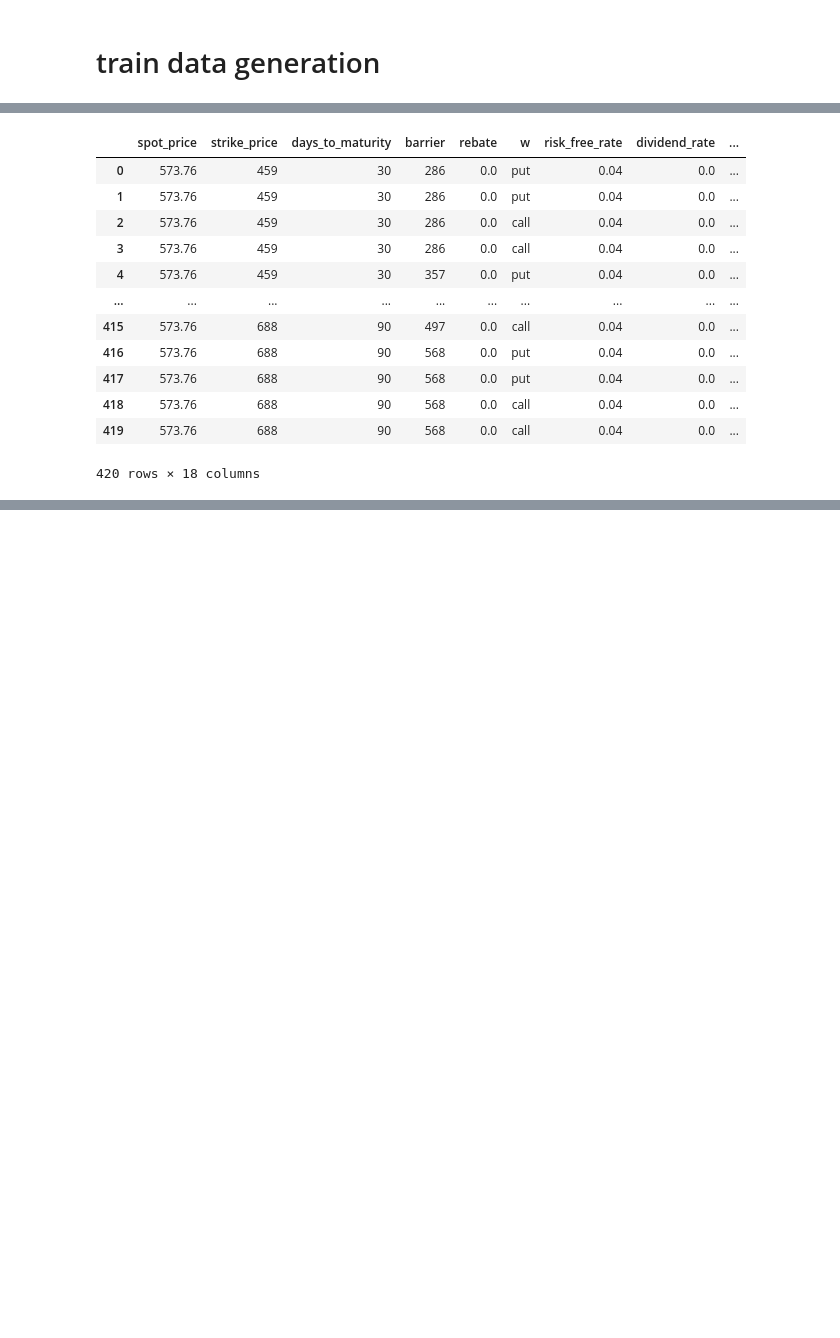
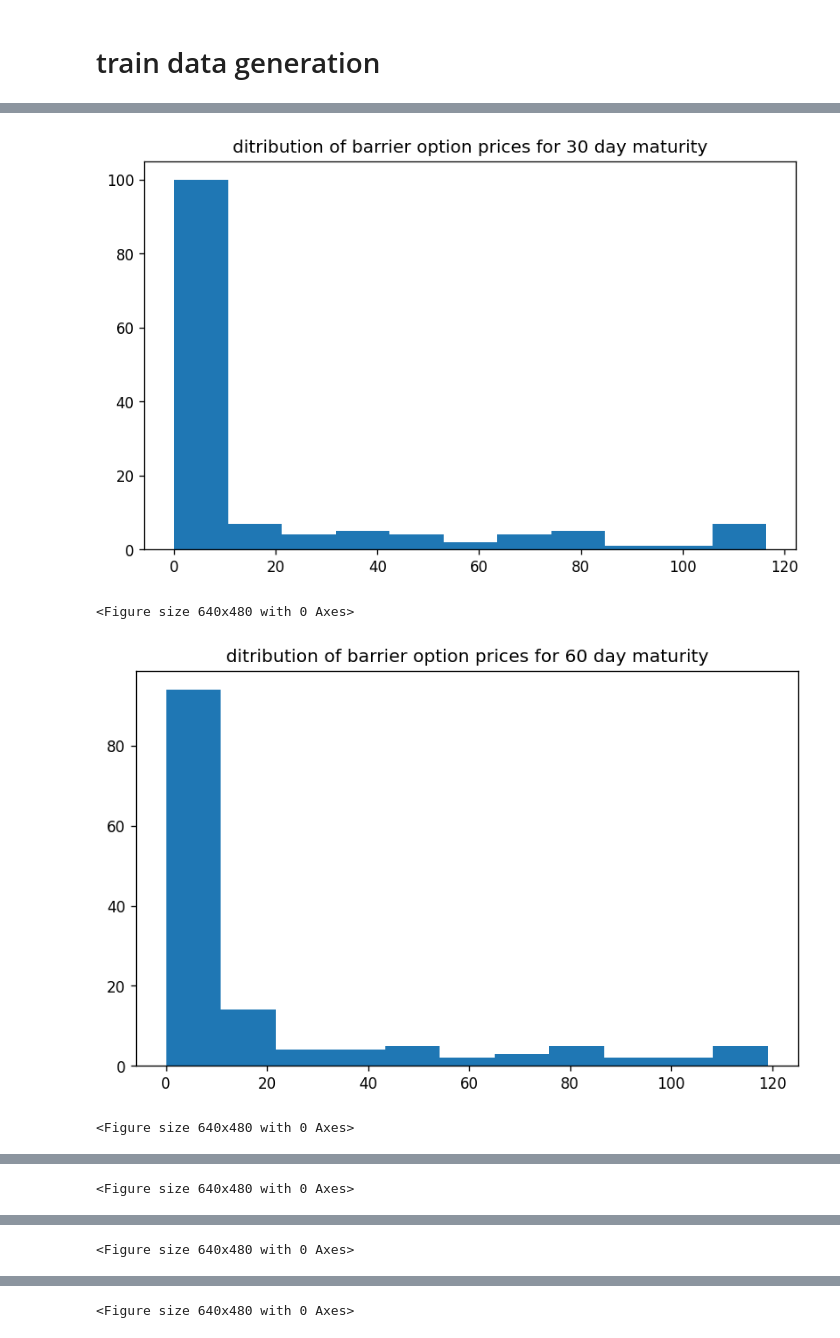
Before and after one commit to boomelage/machine-learning-option-pricing, a Jupyter notebook: historical_data/historical_av_collection/historical_av_demonstration.ipynb, the cells around one changed output, grey strips where cells are left out. Drawn from its saved outputs; the diff is of its cells as text; code cells hidden in the pictures; blank space fills up the shorter version.

```diff
--- a/historical_data/historical_av_collection/historical_av_demonstration.ipynb
+++ b/historical_data/historical_av_collection/historical_av_demonstration.ipynb
@@ -282,7 +308,7 @@ K = np.linspace(s*0.8,s*1.2,7).astype(int).tolist()
 down_barriers =  np.linspace(s*0.5,s*0.99,5).astype(int).tolist()
 T = [
     30,60,90,
-    # 180,360,540,720
+    180,360,540,720
 ]
 print(f"\n{symbol} spot price:\n     {spot}\nstrikes:\n     {K}\n\nbarriers:\n     {down_barriers}\n\nmaturities:\n     {T}\n")
 # %% [output]
@@ -303,16 +329,16 @@ features = pd.DataFrame(
         K,
         T,
         down_barriers,
-        [0.0],
+        [0.0], # rebate
         ['put','call'],
-        [0.04],
-        [0.0],
-        [float(theta)],
-        [float(kappa)],
-        [float(eta)],
-        [float(rho)],
-        [float(v0)],
-        [datetime.today()],
+        [0.04], # risk-free rate
+        [0.0], # dividend rate
+        [theta],
+        [kappa],
+        [eta],
+        [rho],
+        [v0],
+        [calculation_datetime],
         ['Out','In']
     ),
     columns = [
@@ -329,21 +355,21 @@ features = pd.DataFrame(
         'outin',
     ]
 )
+features['moneyness'] = ms.vmoneyness(features['spot_price'],features['strike_price'],features['w'])
 features['barrier_type_name'] = 'Down' + features['outin']
 features['vanilla_price'] = ms.vector_heston_price(features)
 features['barrier_price'] = ms.vector_barrier_price(features)
-features
+featuresby_t = features.copy().set_index('days_to_maturity')
-# %% [output]
-|  | spot_price | strike_price | days_to_maturity | barrier | rebate | w | risk_free_rate | dividend_rate | ... |
-| 0 | 573.76 | 459 | 30 | 286 | 0.0 | put | 0.04 | 0.0 | ... |
-| 1 | 573.76 | 459 | 30 | 286 | 0.0 | put | 0.04 | 0.0 | ... |
-| 2 | 573.76 | 459 | 30 | 286 | 0.0 | call | 0.04 | 0.0 | ... |
-| 3 | 573.76 | 459 | 30 | 286 | 0.0 | call | 0.04 | 0.0 | ... |
-| 4 | 573.76 | 459 | 30 | 357 | 0.0 | put | 0.04 | 0.0 | ... |
-| ... | ... | ... | ... | ... | ... | ... | ... | ... | ... |
-| 415 | 573.76 | 688 | 90 | 497 | 0.0 | call | 0.04 | 0.0 | ... |
-| 416 | 573.76 | 688 | 90 | 568 | 0.0 | put | 0.04 | 0.0 | ... |
-| 417 | 573.76 | 688 | 90 | 568 | 0.0 | put | 0.04 | 0.0 | ... |
-| 418 | 573.76 | 688 | 90 | 568 | 0.0 | call | 0.04 | 0.0 | ... |
-| 419 | 573.76 | 688 | 90 | 568 | 0.0 | call | 0.04 | 0.0 | ... |
-420 rows × 18 columns
+# %%
+for t in T:
+    plt.figure(figsize=plt.figaspect(0.6),dpi=120)
+    prices= featuresby_t.loc[t,'barrier_price']
+    plt.hist(prices,bins=int(np.sqrt(prices.shape[0])))
+    plt.title(f'ditribution of barrier option prices for {t} day maturity')
+    plt.show()
+    plt.clf()
+# %% [output]
+[figure, added]
+<Figure size 640x480 with 0 Axes>
+[figure, added]
+<Figure size 640x480 with 0 Axes>
@@ -349,0 +377 @@ features
+<Figure size 640x480 with 0 Axes>
@@ -349,0 +379 @@ features
+<Figure size 640x480 with 0 Axes>
@@ -349,0 +381 @@ features
+<Figure size 640x480 with 0 Axes>
```
Also changed, not shown: parts of 19 cells of this notebook, 13 other files.
